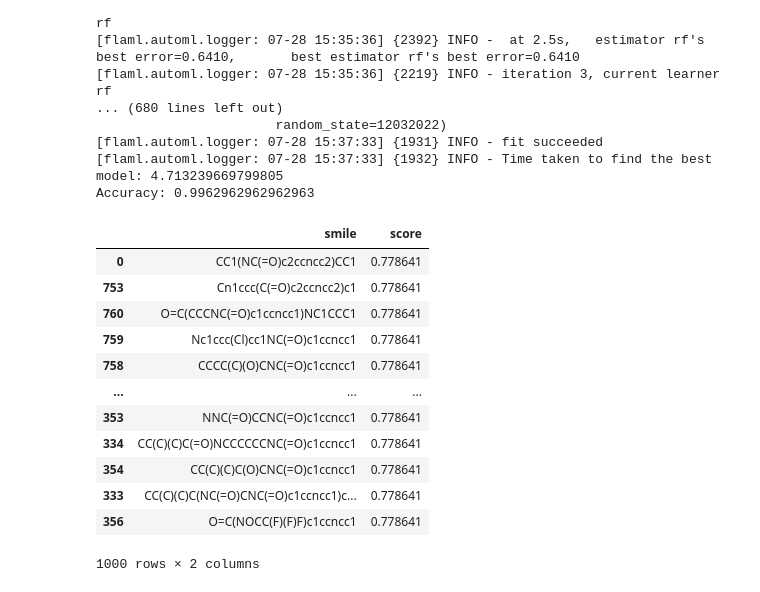
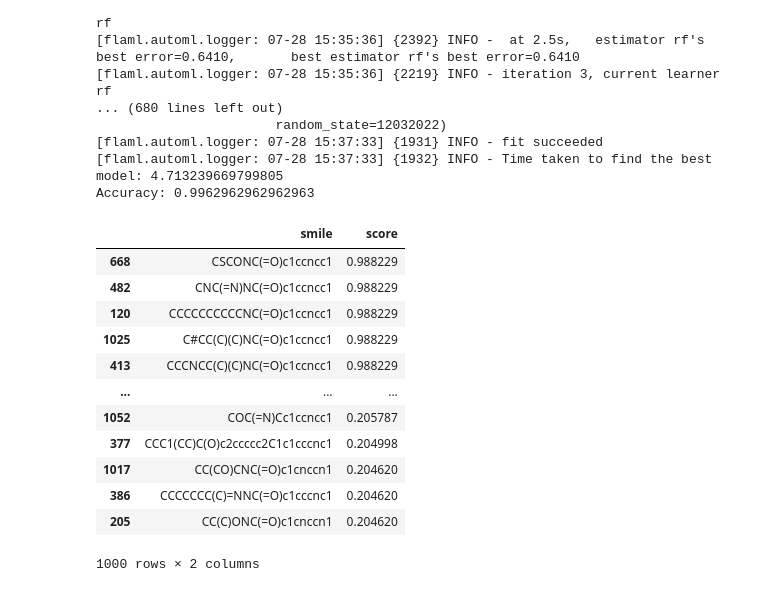
Before and after one commit to ankitskvmdam/reinvent-transfer-learning, a Jupyter notebook: notebooks/TransferLearning.ipynb, the cells around one changed output. Drawn from its saved outputs; the diff is of its cells as text; code cells hidden in the pictures.

```diff
--- a/notebooks/TransferLearning.ipynb
+++ b/notebooks/TransferLearning.ipynb
@@ -282,29 +282,26 @@ prediction = automl.predict_proba(gen_out_feature) # predict_proba
 # %%
 ml_prediction_output = os.path.join(temp, 'ml_output.csv')
 
 output = []
 for idx, mol in enumerate(gen_out):
-    if prediction[idx][1] < 0.6:
-        continue
     output.append({"smile": gen_out[idx], "score": prediction[idx][1]})
-
 
 with_ml_df = pd.DataFrame(data=output)
 with_ml_df = with_ml_df.sort_values(['score'], ascending=False)
 with_ml_df = with_ml_df[:1000] # Picking top 1,000
 with_ml_df.to_csv(ml_prediction_output, index=False, header=False)
 with_ml_df
 # %% [output]
 |  | smile | score |
-| 0 | CC1(NC(=O)c2ccncc2)CC1 | 0.778641 |
-| 753 | Cn1ccc(C(=O)c2ccncc2)c1 | 0.778641 |
-| 760 | O=C(CCCNC(=O)c1ccncc1)NC1CCC1 | 0.778641 |
-| 759 | Nc1ccc(Cl)cc1NC(=O)c1ccncc1 | 0.778641 |
-| 758 | CCCC(C)(O)CNC(=O)c1ccncc1 | 0.778641 |
+| 668 | CSCONC(=O)c1ccncc1 | 0.988229 |
+| 482 | CNC(=N)NC(=O)c1ccncc1 | 0.988229 |
+| 120 | CCCCCCCCCCNC(=O)c1ccncc1 | 0.988229 |
+| 1025 | C#CC(C)(C)NC(=O)c1ccncc1 | 0.988229 |
+| 413 | CCCNCC(C)(C)NC(=O)c1ccncc1 | 0.988229 |
 | ... | ... | ... |
-| 353 | NNC(=O)CCNC(=O)c1ccncc1 | 0.778641 |
-| 334 | CC(C)(C)C(=O)NCCCCCCNC(=O)c1ccncc1 | 0.778641 |
-| 354 | CC(C)(C)C(O)CNC(=O)c1ccncc1 | 0.778641 |
-| 333 | CC(C)(C)C(NC(=O)CNC(=O)c1ccncc1)c... | 0.778641 |
-| 356 | O=C(NOCC(F)(F)F)c1ccncc1 | 0.778641 |
+| 1052 | COC(=N)Cc1ccncc1 | 0.205787 |
+| 377 | CCC1(CC)C(O)c2ccccc2C1c1cccnc1 | 0.204998 |
+| 1017 | CC(CO)CNC(=O)c1cnccn1 | 0.204620 |
+| 386 | CCCCCCC(C)=NNC(=O)c1cccnc1 | 0.204620 |
+| 205 | CC(C)ONC(=O)c1cnccn1 | 0.204620 |
 1000 rows × 2 columns
```
